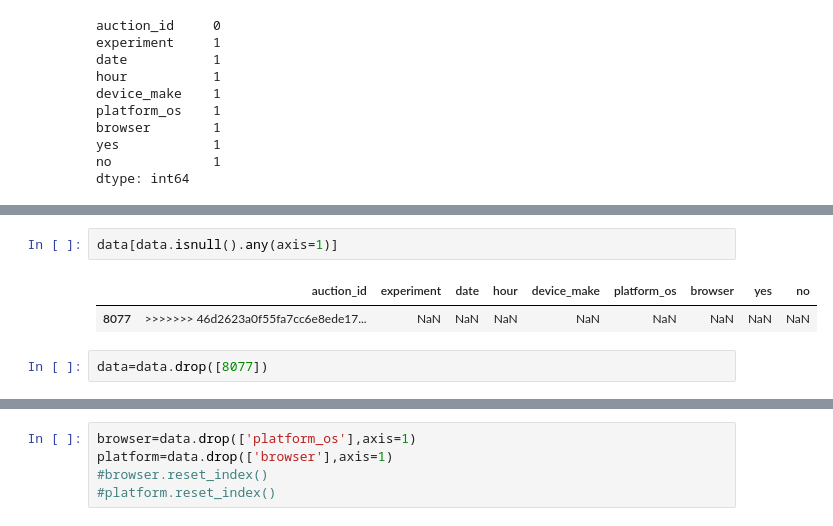
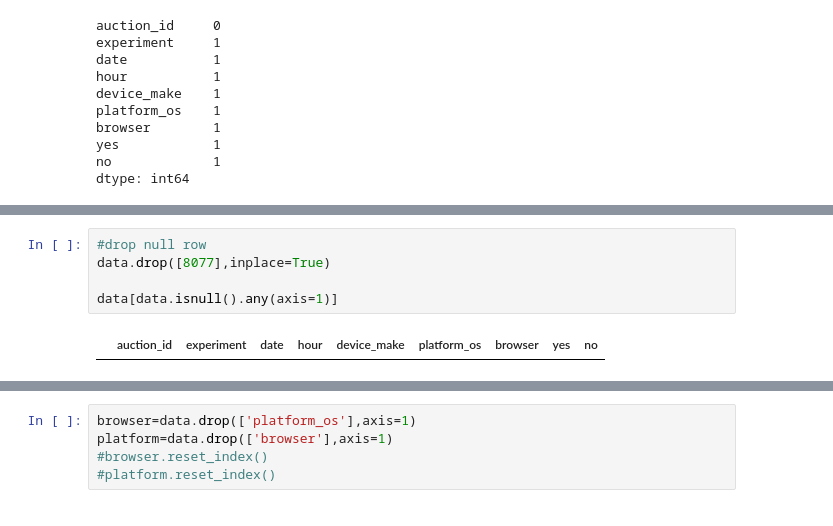
Before and after one commit to katenjoki/A-B_Hypothesis-Testing, a Jupyter notebook: notebooks/abtest_ml.ipynb, the cells around one changed output, grey strips where cells are left out. Drawn from its saved outputs; the diff is of its cells as text.

```diff
--- a/notebooks/abtest_ml.ipynb
+++ b/notebooks/abtest_ml.ipynb
@@ -53,7 +115,7 @@ dtype: int64
 # %%
+#drop null row
+data.drop([8077],inplace=True)
+
 data[data.isnull().any(axis=1)]
 # %% [output]
 |  | auction_id | experiment | date | hour | device_make | platform_os | browser | yes | no |
-| 8077 | >>>>>>> 46d2623a0f55fa7cc6e8ede17... | NaN | NaN | NaN | NaN | NaN | NaN | NaN | NaN |
-# %%
-data=data.drop([8077])
```
Also changed, not shown: parts of 44 cells of this notebook, 2 other files.
